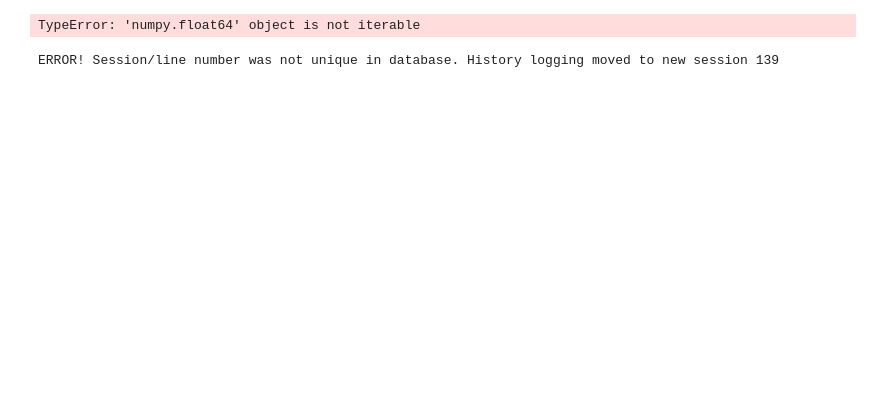
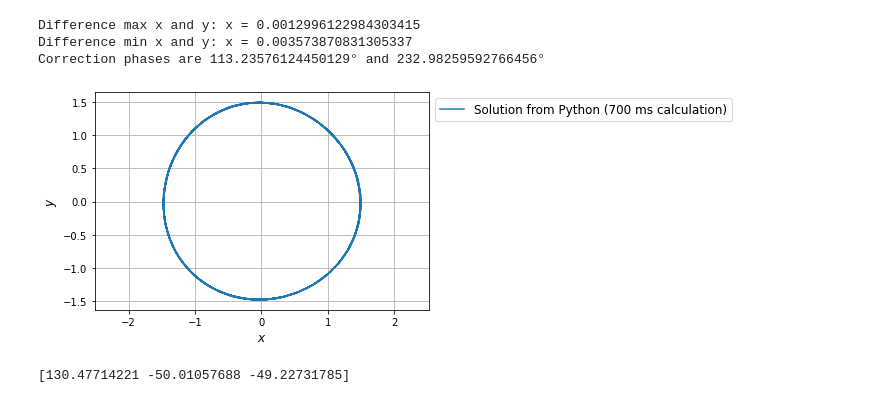
Before and after one commit to bilaljo/MiniPTI, a Jupyter notebook: passepartout.ipynb, the cells around one changed output. Saved outputs shown, nothing was run; the diff lists cells and outputs as text; code cells hidden in the pictures; blank space fills up the shorter version.

```diff
--- a/passepartout.ipynb
+++ b/passepartout.ipynb
@@ -94,22 +63,16 @@ phi_d = [0, 1.3752388784, 2.7990878398]
 # %%
 print(f"Difference max x and y: x = {abs(max(x) - max(y))} \
         \nDifference min x and y: x = {abs(min(x) - min(y))}")
-print(f"System phases are {res.x[0] / np.pi * 180}° and {res.x[1] / np.pi * 180}°")
-print(f"Difference max x and y: x = {abs(max(x_c) - max(y_c))} \
-        \nDifference min x and y: x = {abs(min(x_c) - min(y_c))}")
-print(f"System phases are {1.3752388782 / np.pi * 180}° and {2.7990878396 / np.pi * 180}°")
-print(f"Difference max x and y: x = {abs(max(x_fast) - max(y_fast))} \
-        \nDifference min x and y: x = {abs(min(x_fast) - min(y_fast))}")
-print(f"System phases are {1.3752388781 / np.pi * 180}° and {2.7990878396 / np.pi * 180}°")
-plt.plot(x, y, label="Solution from Python (400 ms calculation)")
-plt.plot(x_c, y_c, label="Solution from C release mode (330 µs calculation)")
-plt.plot(x_fast, y_fast, label="Solution from C release mode and Ofast (270 µs calculation)")
+print(f"Correction phases are {res.x[0] / np.pi * 180}° and {res.x[1] / np.pi * 180}°")
+plt.plot(x, y, label="Solution from Python (700 ms calculation)")
 plt.grid(True)
 plt.xlabel("$x$", fontsize=12)
 plt.ylabel("$y$", fontsize=12)
 plt.legend(fontsize=12, bbox_to_anchor=(1,1))
 plt.axis("equal")
 plt.show()
 # %% [output]
-TypeError: 'numpy.float64' object is not iterable
+Difference max x and y: x = 0.0012996122984303415
+Difference min x and y: x = 0.003573870831305337
+Correction phases are 113.23576124450129° and 232.98259592766456°
-ERROR! Session/line number was not unique in database. History logging moved to new session 139
+[figure, added]
@@ -116,26 +86,34 @@ ERROR! Session/line number was not unique in database. History logging moved to
 # %%
 phi = []
-system_phase = [0,0,0]#[0.8528266240831681, 0.7851372361732705, -0.5995082953564115]
+system_phase = []
+for j in range(1, 4):
+    X = data[f"Norm D{j}X"][700:900]
+    Y = data[f"Norm D{j}Y"][700:900]
+    system_phase.append(np.mean(np.arctan2(Y, X)))
+print(np.array(system_phase) / np.pi * 180)
+system_phase[0] = system_phase[0] - np.pi
 phases = []
-scaled_signals = [data["Norm DC1 (V)"], data["Norm DC2 (V)"], data["Norm DC3 (V)"]]
+dc_scaled = [data["Norm DC1 (V)"], data["Norm DC2 (V)"], data["Norm DC3 (V)"]]
 for i in range(len(dc_scaled[0])):
     delta_phi = []
     weight = []
-    x = scaled_signals[0][i] + scaled_signals[1][i] * np.cos(phi_d[1]) + scaled_signals[2][i] * np.cos(phi_d[2])
-    y = scaled_signals[1][i] * np.sin(phi_d[1]) + scaled_signals[2][i] * np.sin(phi_d[2])
-    signal_phase = np.pi / 2 + np.arctan2(y, x)
+    x = dc_scaled[0][i] + dc_scaled[1][i] * np.cos(phi_d[1]) + dc_scaled[2][i] * np.cos(phi_d[2])
+    y = dc_scaled[1][i] * np.sin(phi_d[1]) + dc_scaled[2][i] * np.sin(phi_d[2])
+    signal_phase = np.arctan2(y, x)
     for j in range(1, 4):
         X = data[f"Norm D{j}X"][i]
         Y = data[f"Norm D{j}Y"][i]
-        R = np.sqrt(X ** 2 + Y ** 2)
+        R = 1 / 2 * np.sqrt(X ** 2 + Y ** 2)
         theta = np.arctan2(Y, X)
         dms = R * np.cos(theta - system_phase[j - 1])
         phases.append(theta)
-        delta_phi.append(dms / np.cos(signal_phase - phi_d[j - 1]))
-        weight.append(np.abs(np.cos(signal_phase - phi_d[j - 1])))
+        delta_phi.append(dms / -np.sin(signal_phase - phi_d[j - 1]))
+        weight.append(np.abs(-np.sin(signal_phase - phi_d[j - 1])))
     delta_phi = np.array(delta_phi)
     weight = np.array(weight)
-    phi.append(np.sum(delta_phi * weight) / np.sum(weight))
+    phi.append(np.abs(np.sum(delta_phi * weight) / np.sum(weight)))
+# %% [output]
+[130.47714221 -50.01057688 -49.22731785]
 # %%
 figure = plt.figure()
 figure.set_figwidth(17)
```
Also changed, not shown: parts of 10 cells of this notebook, 8 other files.
